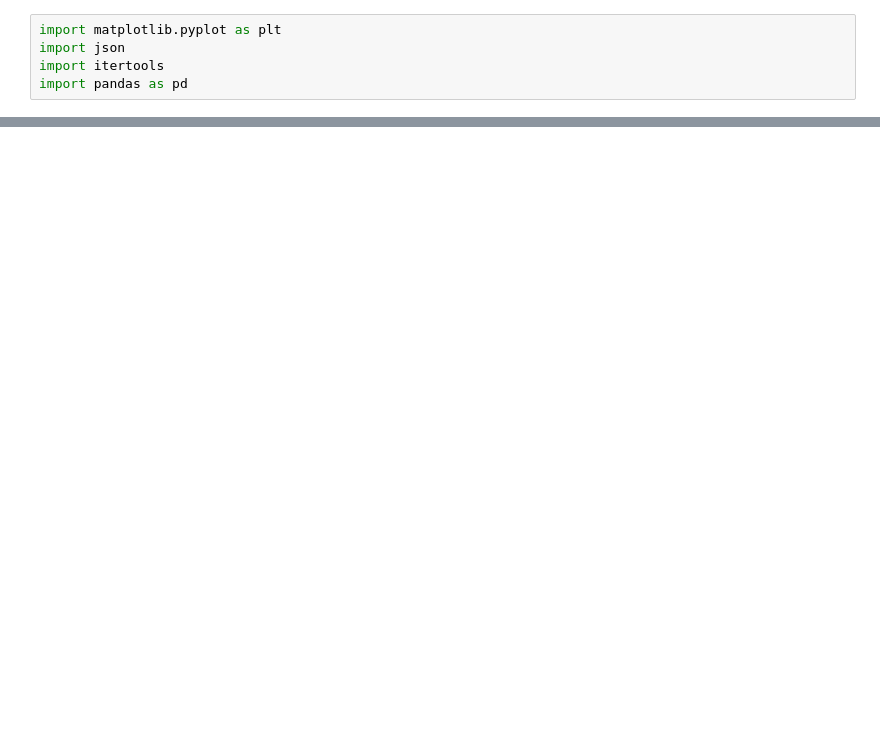
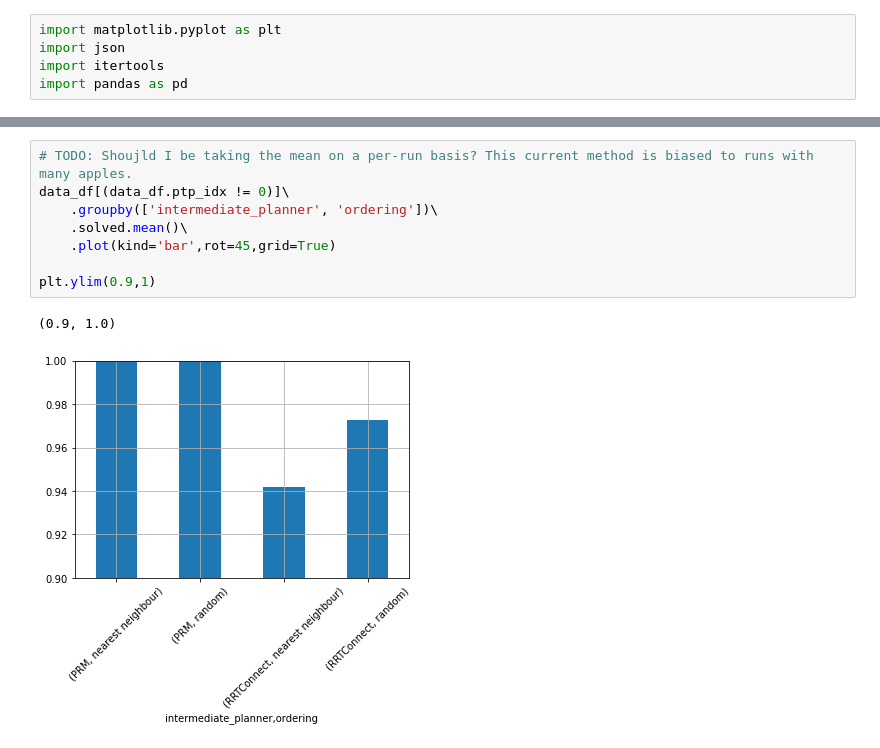
Before and after one commit to werner291/Multigoal-Orchard-Drone-Planning-Library, a Jupyter notebook: analysis/Performance Analysis.ipynb, the cells around one changed output, grey strips where cells are left out. Cells and saved outputs as stored; diff of their text form; blank space fills up the shorter version.

```diff
--- a/analysis/Performance Analysis.ipynb
+++ b/analysis/Performance Analysis.ipynb
@@ -33 +45,12 @@ data_df.head()
+# %%
+# TODO: Shoujld I be taking the mean on a per-run basis? This current method is biased to runs with many apples.
+data_df[(data_df.ptp_idx != 0)]\
+    .groupby(['intermediate_planner', 'ordering'])\
+    .solved.mean()\
+    .plot(kind='bar',rot=45,grid=True)
+
+plt.ylim(0.9,1)
+# %% [output]
+(0.9, 1.0)
+[figure, added]
 # %%
```
Also changed, not shown: parts of 6 cells of this notebook, 1 other file.
